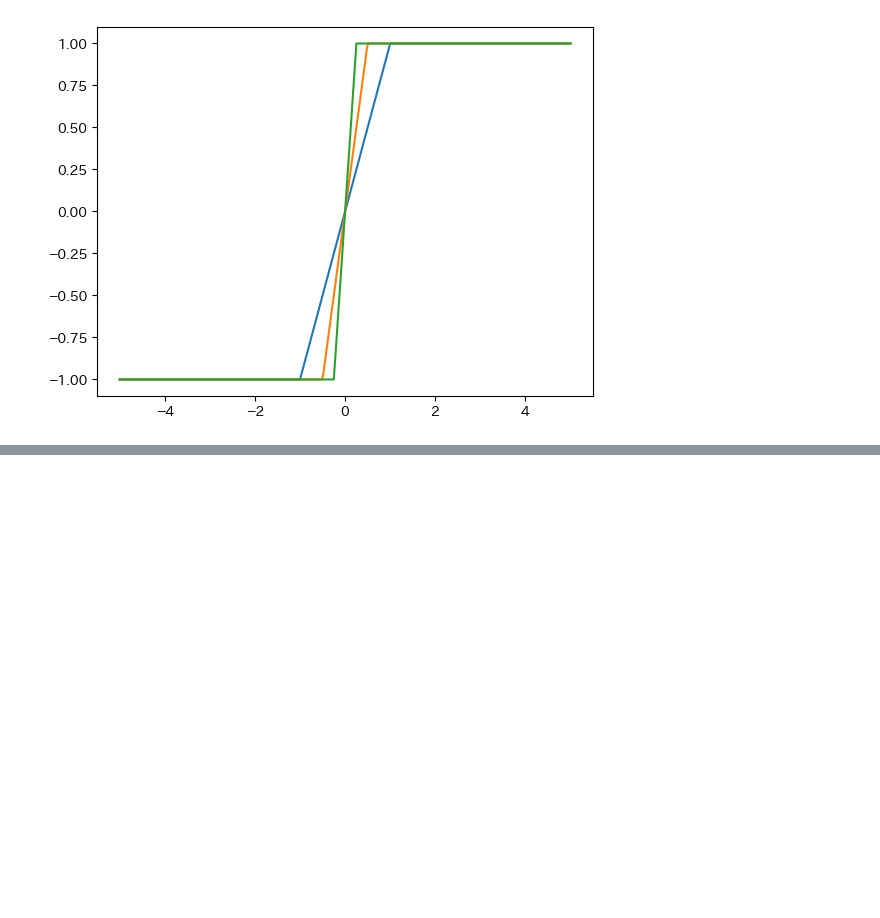
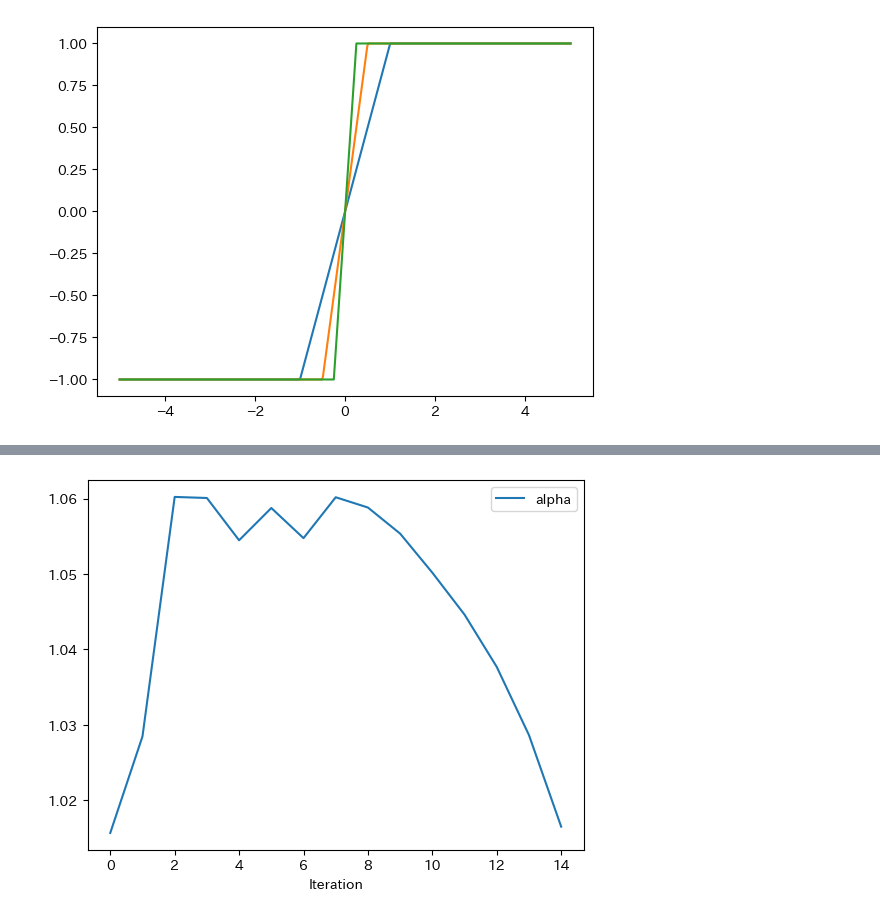
Before and after one commit to gomi-kuzu/model_base_deep, a Jupyter notebook: work/TranslateToPy/Chapter_4/DU-BQP_py.ipynb, the cells around one changed output, grey strips where cells are left out. Saved outputs shown, nothing was run; the diff lists cells and outputs as text; code cells hidden in the pictures; blank space fills up the shorter version.

```diff
--- a/work/TranslateToPy/Chapter_4/DU-BQP_py.ipynb
+++ b/work/TranslateToPy/Chapter_4/DU-BQP_py.ipynb
@@ -76,0 +139,4 @@ plt.yscale("log")
+# %%
+df2.plot("Iteration", "alpha");
+# %% [output]
+[figure, added]
```
Also changed, not shown: parts of 10 cells of this notebook.
